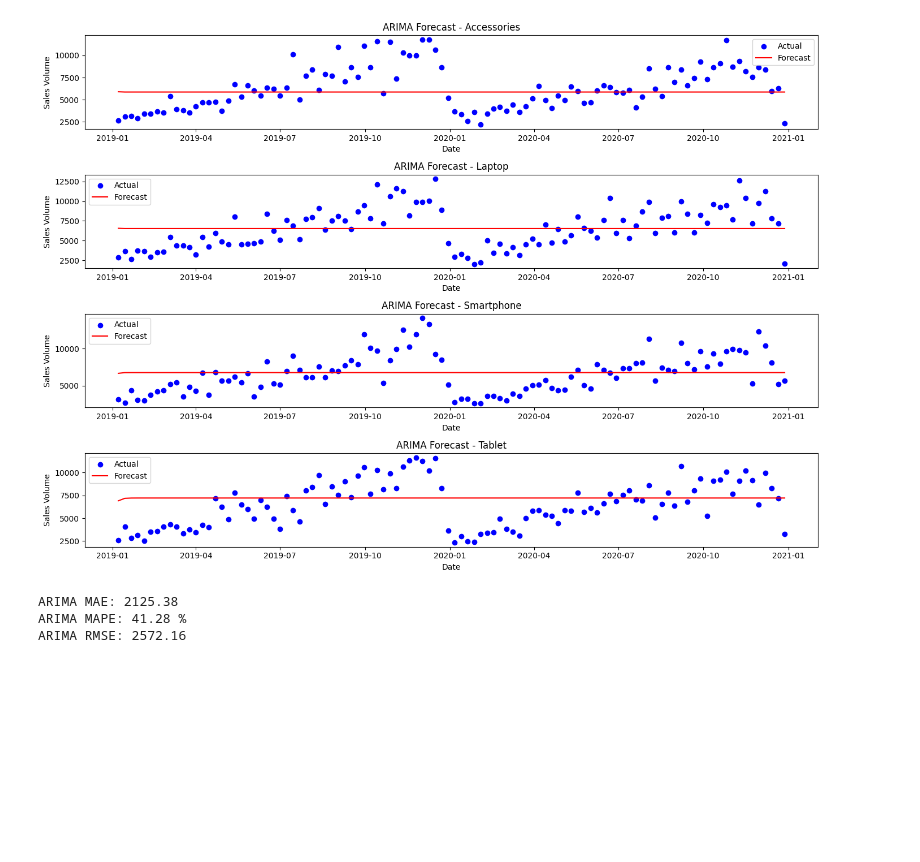
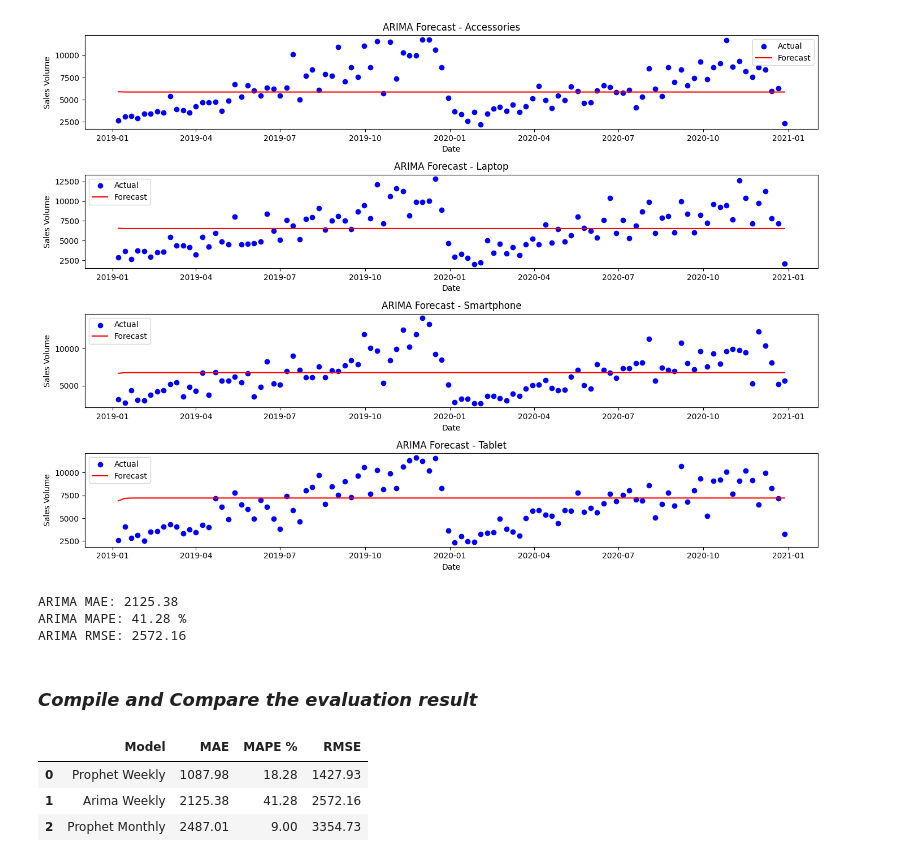
Before and after one commit to abahjohn0411/ElectroTech-Sales-Forecast, a Jupyter notebook: Model training/forecast.ipynb, the cells around one changed output. Cells and saved outputs as stored; diff of their text form; code cells hidden in the pictures; blank space fills up the shorter version.

Commit message:
model dev

```diff
--- a/Model training/forecast.ipynb
+++ b/Model training/forecast.ipynb
@@ -187,7 +189,7 @@ sales_by_month_category['Date'] = sales_by_month_category['Date'].astype('dateti
 
 sales_by_month_category['Date'] = sales_by_month_category['Date'].dt.to_period('M')
 
-sales_by_month_category = sales_by_month_category.groupby(['Date', 'Category']).sum()['Sales_Volume'].reset_index()
+sales_by_month_category = sales_by_month_category.groupby(['Date', 'Category'])['Sales_Volume'].sum().reset_index()
 
 
 sales_by_month_category['Date'] = sales_by_month_category['Date'].dt.to_timestamp()
@@ -333,26 +335,40 @@ plt.show()
 # %% [output]
 [figure]
 # %%
-mae, mape, rmse = 0, 0, 0
+arima_mae_weekly, arima_mape_weekly, arima_rmse_weekly = 0, 0, 0
 for category in sales_by_week_category['Category'].unique():
     y_true = test_data_by_week[category]['y']
     y_pred = arima_weekly_forecast[category]
 
-    mae += mean_absolute_error(y_true, y_pred)
-    mape += mean_absolute_percentage_error(y_true, y_pred)
-    rmse += np.sqrt(mean_squared_error(y_true, y_pred))
+    arima_mae_weekly += mean_absolute_error(y_true, y_pred)
+    arima_mape_weekly += mean_absolute_percentage_error(y_true, y_pred)
+    arima_rmse_weekly += np.sqrt(mean_squared_error(y_true, y_pred))
 
-mae /= 4
-mape /= 4
-rmse /= 4
+arima_mae_weekly /= 4
+arima_mape_weekly /= 4
+arima_rmse_weekly /= 4
 
-print(f"ARIMA MAE: {round(mae,2)}")
-print(f"ARIMA MAPE: {round(mape * 100,2)} %")
-print(f"ARIMA RMSE: {round(rmse,2)}")
+print(f"ARIMA MAE: {round(arima_mae_weekly,2)}")
+print(f"ARIMA MAPE: {round(arima_mape_weekly * 100,2)} %")
+print(f"ARIMA RMSE: {round(arima_rmse_weekly,2)}")
 # %% [output]
 ARIMA MAE: 2125.38
 ARIMA MAPE: 41.28 %
 ARIMA RMSE: 2572.16
+# %% [markdown]
+### ***Compile and Compare the evaluation result***
+# %%
+results = pd.DataFrame({'Model': ['Prophet Weekly', 'Arima Weekly','Prophet Monthly'],
+                        'MAE': [round(prophet_mae_weekly,2),round(arima_mae_weekly,2),round(prophet_mae_monthly,2)],
+                        'MAPE %':[round(prophet_mape_weekly*100,2), round(arima_mape_weekly*100,2), round(prophet_mape_monthly*100,2)],
+                        'RMSE': [round(prophet_rmse_weekly,2), round(arima_rmse_weekly,2), round(prophet_rmse_monthly,2)]})
+# %%
+results
+# %% [output]
+|  | Model | MAE | MAPE % | RMSE |
+| 0 | Prophet Weekly | 1087.98 | 18.28 | 1427.93 |
+| 1 | Arima Weekly | 2125.38 | 41.28 | 2572.16 |
+| 2 | Prophet Monthly | 2487.01 | 9.00 | 3354.73 |
 # %%
 import pickle
 # %%
```
Also changed, not shown: parts of 5 cells of this notebook, 3 other files.
